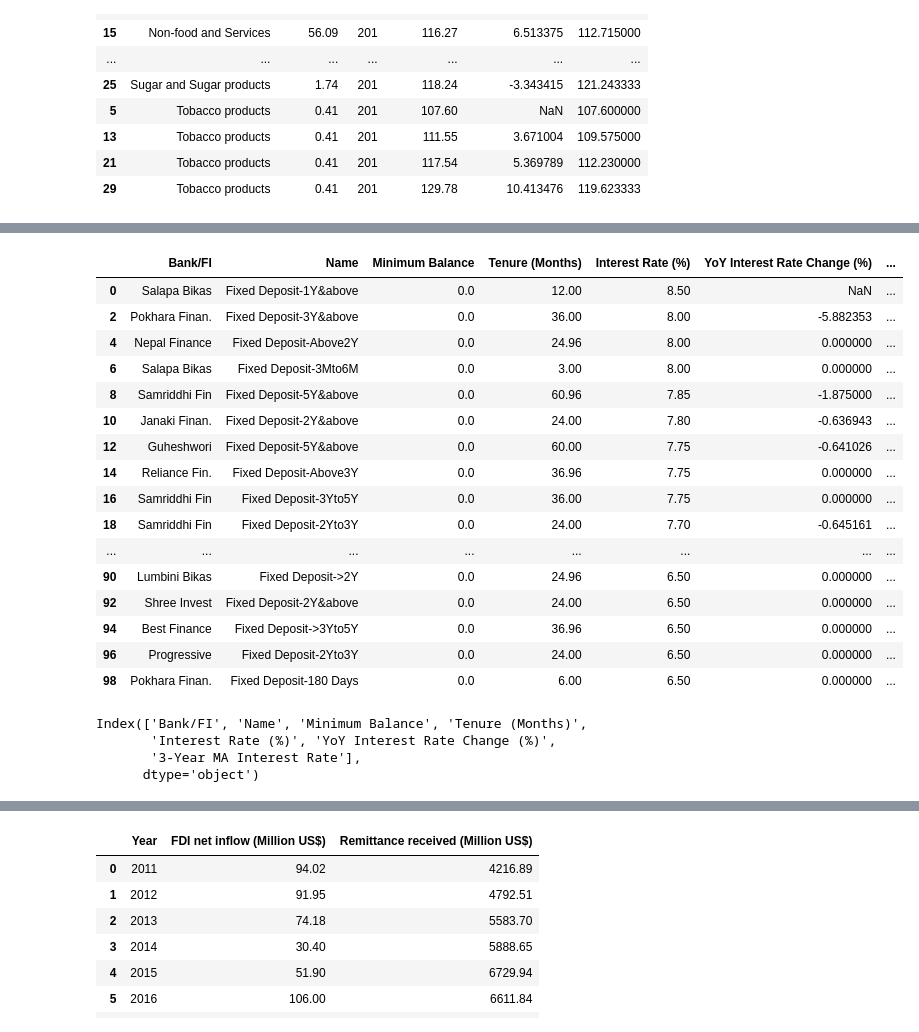
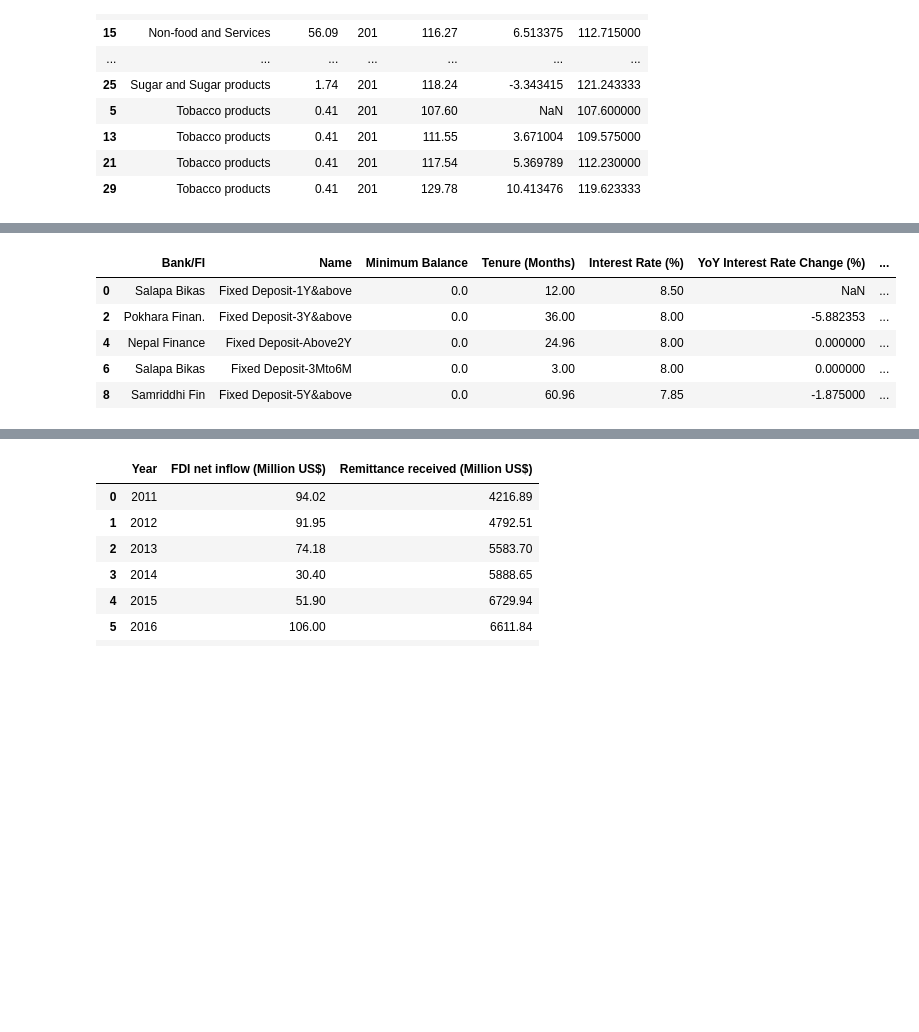
Before and after one commit to sandhyamainali/python, a Jupyter notebook: Week_3_Assignment.ipynb, the cells around one changed output, grey strips where cells are left out. Saved outputs shown, nothing was run; the diff lists cells and outputs as text; code cells hidden in the pictures; blank space fills up the shorter version.

```diff
--- a/Week_3_Assignment.ipynb
+++ b/Week_3_Assignment.ipynb
@@ -159,15 +214,15 @@ display(Interest_data)
 # %%
 #Normalization of Interest Rate
 import pandas as pd
-
+#regular experssion
 import re
 
 # Load the Excel file
-file_path = "DifferentBankInterest.xlsx"  # Change to your file path
+
 Interest_data = pd.read_excel(('data/DifferentBankInterest.xlsx') , sheet_name="Sheet1")
 
 # Convert tenure to months
-def convert_tenure_to_months(tenure):
+def convert_to_months(tenure):
     match = re.match(r"([\d\.]+)\s*(year|years|months)", str(tenure), re.IGNORECASE)
     if match:
         value, unit = match.groups()
@@ -177,7 +232,7 @@ def convert_tenure_to_months(tenure):
         return round(value, 2)  # Already in months
     return None  # If tenure format is invalid
 
-Interest_data ["Tenure (Months)"] = Interest_data ["Tenure"].apply(convert_tenure_to_months)
+Interest_data ["Tenure (Months)"] = Interest_data ["Tenure"].apply(convert_to_months)
 
 # Convert Interest Rate to percentage
 Interest_data ["Interest Rate (%)"] = Interest_data ["Interest Rate"] * 100
@@ -193,7 +248,7 @@ Interest_data .dropna(axis=0, how='any',inplace=True)
 Interest_data .to_csv("normalized_interest_rates.csv", index=False)
 
 # Display the cleaned data
-display(Interest_data)
+display(Interest_data.head())
 # %% [output]
 |  | Bank/FI | Name | Minimum Balance | Tenure (Months) | Interest Rate (%) |
 | 0 | Salapa Bikas | Fixed Deposit-1Y&above | 0.0 | 12.00 | 8.50 |
@@ -211,14 +259,15 @@ display(Interest_data)
 # %%
 #yoy of Interest
 import pandas as pd
+#regular expression
 import re
 
 # Load the Excel file
-file_path = "DifferentBankInterest.xlsx"  # Change to your file path
-df = pd.read_excel(('data/DifferentBankInterest.xlsx') , sheet_name="Sheet1")
+
+year_on_year_of_Interest_data = pd.read_excel(('data/DifferentBankInterest.xlsx') , sheet_name="Sheet1")
 
 # Convert tenure to months
-def convert_tenure_to_months(tenure):
+def convert_to_months(tenure):
     match = re.match(r"([\d\.]+)\s*(year|years|months)", str(tenure), re.IGNORECASE)
     if match:
         value, unit = match.groups()
@@ -226,59 +275,44 @@ def convert_tenure_to_months(tenure):
         if "year" in unit.lower():
             return round(value * 12, 2)  # Convert years to months
         return round(value, 2)  # Already in months
     return None  # If tenure format is invalid
 
-df["Tenure (Months)"] = df["Tenure"].apply(convert_tenure_to_months)
+year_on_year_of_Interest_data["Tenure (Months)"] = year_on_year_of_Interest_data["Tenure"].apply(convert_to_months)
 
 # Convert Interest Rate to percentage
-df["Interest Rate (%)"] = df["Interest Rate"] * 100
+year_on_year_of_Interest_data["Interest Rate (%)"] = year_on_year_of_Interest_data["Interest Rate"] * 100
 
 # Format to 2 decimal places
-df["Interest Rate (%)"] = df["Interest Rate (%)"].round(2)
+year_on_year_of_Interest_data["Interest Rate (%)"] = year_on_year_of_Interest_data["Interest Rate (%)"].round(2)
 
 # Drop original columns if not needed
-df.drop(columns=["Interest Rate", "Tenure"], inplace=True)
+year_on_year_of_Interest_data.drop(columns=["Interest Rate", "Tenure"], inplace=True)
 
 # Drop rows with missing values
-df.dropna(axis=0, how='any', inplace=True)
+year_on_year_of_Interest_data.dropna(axis=0, how='any', inplace=True)
 
 # Derive Year-on-Year (YoY) percentage change for Interest Rate
-df["YoY Interest Rate Change (%)"] = df["Interest Rate (%)"].pct_change() * 100
+year_on_year_of_Interest_data["YoY Interest Rate Change (%)"] = year_on_year_of_Interest_data["Interest Rate (%)"].pct_change() * 100
 
 # Calculate 3-year moving average for Interest Rate
-df["3-Year MA Interest Rate"] = df["Interest Rate (%)"].rolling(window=3).mean()
+year_on_year_of_Interest_data["3-Year MA Interest Rate"] = year_on_year_of_Interest_data["Interest Rate (%)"].rolling(window=3).mean()
 
 # Save the cleaned and updated data to CSV
-df.to_csv("normalized_interest_rates_with_changes.csv", index=False)
+year_on_year_of_Interest_data.to_csv("normalized_interest_rates_with_changes.csv", index=False)
 
 # Display the cleaned data
-import IPython.display as display
-display.display(df.head(50))
+from IPython.display import display
+display(year_on_year_of_Interest_data.head())
 
 # Print columns to see the new ones added
-print(df.columns)
+# df.columns
 # %% [output]
 |  | Bank/FI | Name | Minimum Balance | Tenure (Months) | Interest Rate (%) | YoY Interest Rate Change (%) | ... |
 | 0 | Salapa Bikas | Fixed Deposit-1Y&above | 0.0 | 12.00 | 8.50 | NaN | ... |
 | 2 | Pokhara Finan. | Fixed Deposit-3Y&above | 0.0 | 36.00 | 8.00 | -5.882353 | ... |
 | 4 | Nepal Finance | Fixed Deposit-Above2Y | 0.0 | 24.96 | 8.00 | 0.000000 | ... |
 | 6 | Salapa Bikas | Fixed Deposit-3Mto6M | 0.0 | 3.00 | 8.00 | 0.000000 | ... |
 | 8 | Samriddhi Fin | Fixed Deposit-5Y&above | 0.0 | 60.96 | 7.85 | -1.875000 | ... |
-| 10 | Janaki Finan. | Fixed Deposit-2Y&above | 0.0 | 24.00 | 7.80 | -0.636943 | ... |
-| 12 | Guheshwori | Fixed Deposit-5Y&above | 0.0 | 60.00 | 7.75 | -0.641026 | ... |
-| 14 | Reliance Fin. | Fixed Deposit-Above3Y | 0.0 | 36.96 | 7.75 | 0.000000 | ... |
-| 16 | Samriddhi Fin | Fixed Deposit-3Yto5Y | 0.0 | 36.00 | 7.75 | 0.000000 | ... |
-| 18 | Samriddhi Fin | Fixed Deposit-2Yto3Y | 0.0 | 24.00 | 7.70 | -0.645161 | ... |
-| ... | ... | ... | ... | ... | ... | ... | ... |
-| 90 | Lumbini Bikas | Fixed Deposit->2Y | 0.0 | 24.96 | 6.50 | 0.000000 | ... |
-| 92 | Shree Invest | Fixed Deposit-2Y&above | 0.0 | 24.00 | 6.50 | 0.000000 | ... |
-| 94 | Best Finance | Fixed Deposit->3Yto5Y | 0.0 | 36.96 | 6.50 | 0.000000 | ... |
-| 96 | Progressive | Fixed Deposit-2Yto3Y | 0.0 | 24.00 | 6.50 | 0.000000 | ... |
-| 98 | Pokhara Finan. | Fixed Deposit-180 Days | 0.0 | 6.00 | 6.50 | 0.000000 | ... |
-Index(['Bank/FI', 'Name', 'Minimum Balance', 'Tenure (Months)',
-       'Interest Rate (%)', 'YoY Interest Rate Change (%)',
-       '3-Year MA Interest Rate'],
-      dtype='object')
 # %%
 ## Capital Fund data/ economic data
 import pandas as pd
```
Also changed, not shown: parts of 16 cells of this notebook, 36 other files.
